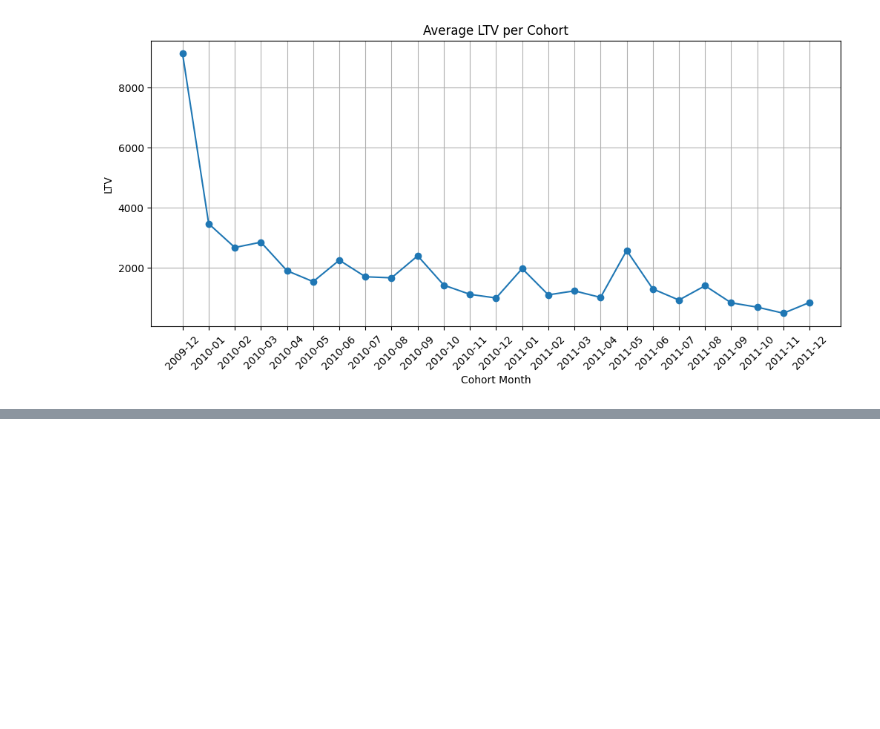
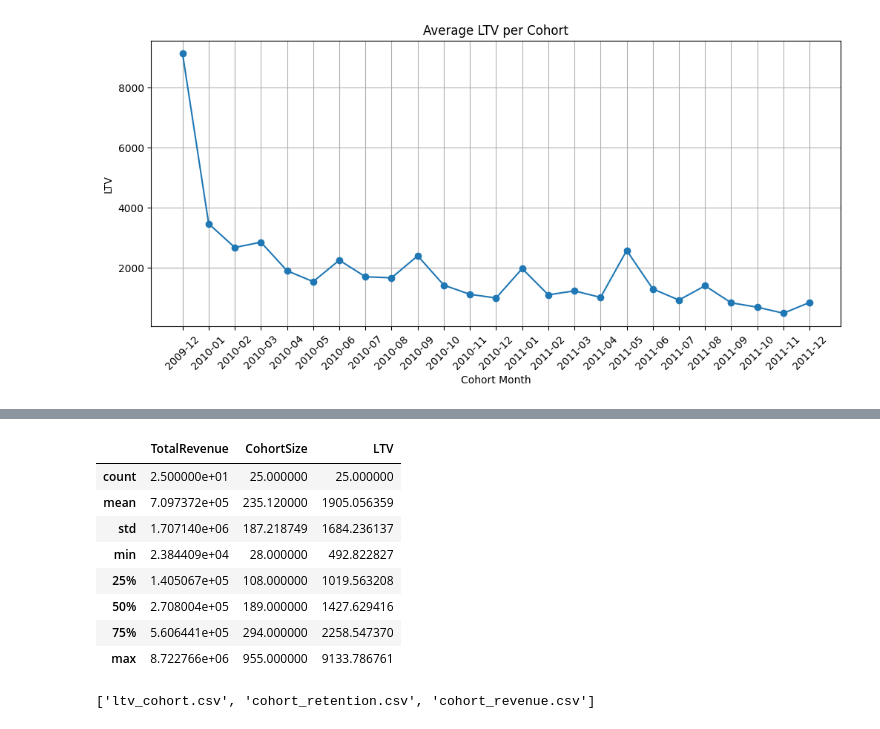
Before and after one commit to Luis-Mussalem/product-revenue-analytics, a Jupyter notebook: notebooks/cohort_retention_analysis.ipynb, the cells around one changed output, grey strips where cells are left out. Cells and saved outputs as stored; diff of their text form; code cells hidden in the pictures; blank space fills up the shorter version.

```diff
--- a/notebooks/cohort_retention_analysis.ipynb
+++ b/notebooks/cohort_retention_analysis.ipynb
@@ -412,0 +404,7 @@ cohort_revenue_bi.to_csv(
+# %%
+cohort_size = (
+    cohort_metrics
+    [cohort_metrics['CohortIndex'] == 0]
+    [['CohortMonth', 'Customers']]
+    .rename(columns={'Customers': 'CohortSize'})
+)
@@ -412,0 +424,10 @@ cohort_revenue_bi.to_csv(
+# %%
+cohort_metrics = cohort_metrics.merge(
+    cohort_size,
+    on='CohortMonth',
+    how='left'
+)
+
+cohort_metrics['RetentionRate'] = (
+    cohort_metrics['Customers'] / cohort_metrics['CohortSize']
+)
@@ -412,0 +454,26 @@ cohort_revenue_bi.to_csv(
+# %%
+ltv_cohort = (
+    cohort_metrics
+    .groupby('CohortMonth')
+    .agg(
+        TotalRevenue=('Revenue', 'sum'),
+        CohortSize=('CohortSize', 'first')
+    )
+    .reset_index()
+)
+
+ltv_cohort['LTV'] = (
+    ltv_cohort['TotalRevenue'] / ltv_cohort['CohortSize']
+)
+# %%
+ltv_cohort.describe()
+# %% [output]
+|  | TotalRevenue | CohortSize | LTV |
+| count | 2.500000e+01 | 25.000000 | 25.000000 |
+| mean | 7.097372e+05 | 235.120000 | 1905.056359 |
+| std | 1.707140e+06 | 187.218749 | 1684.236137 |
+| min | 2.384409e+04 | 28.000000 | 492.822827 |
+| 25% | 1.405067e+05 | 108.000000 | 1019.563208 |
+| 50% | 2.708004e+05 | 189.000000 | 1427.629416 |
+| 75% | 5.606441e+05 | 294.000000 | 2258.547370 |
+| max | 8.722766e+06 | 955.000000 | 9133.786761 |
@@ -412,0 +484,5 @@ cohort_revenue_bi.to_csv(
+# %%
+import os
+os.listdir('../data/processed')
+# %% [output]
+['ltv_cohort.csv', 'cohort_retention.csv', 'cohort_revenue.csv']
```
Also changed, not shown: parts of 17 cells of this notebook, 4 other files.
